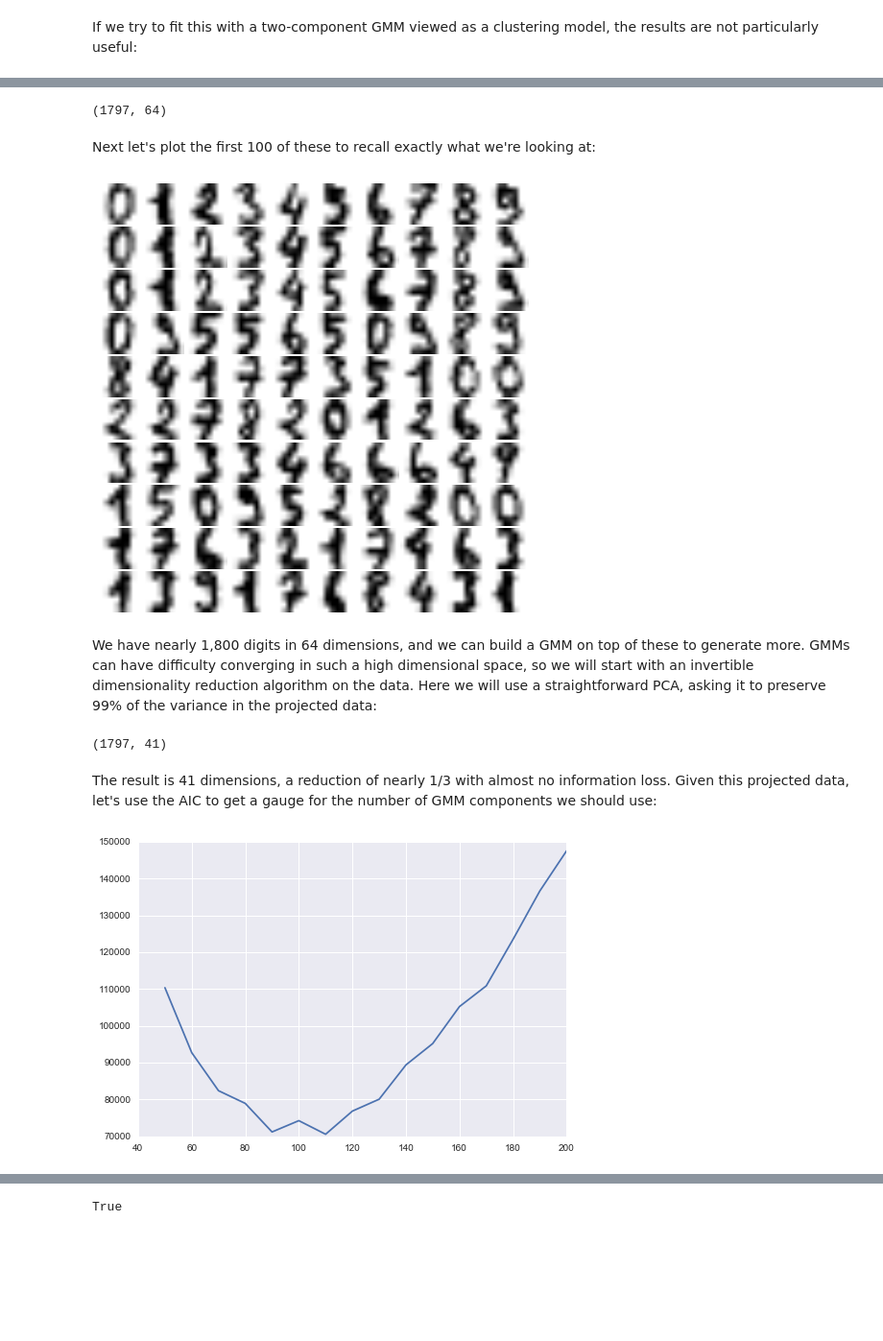
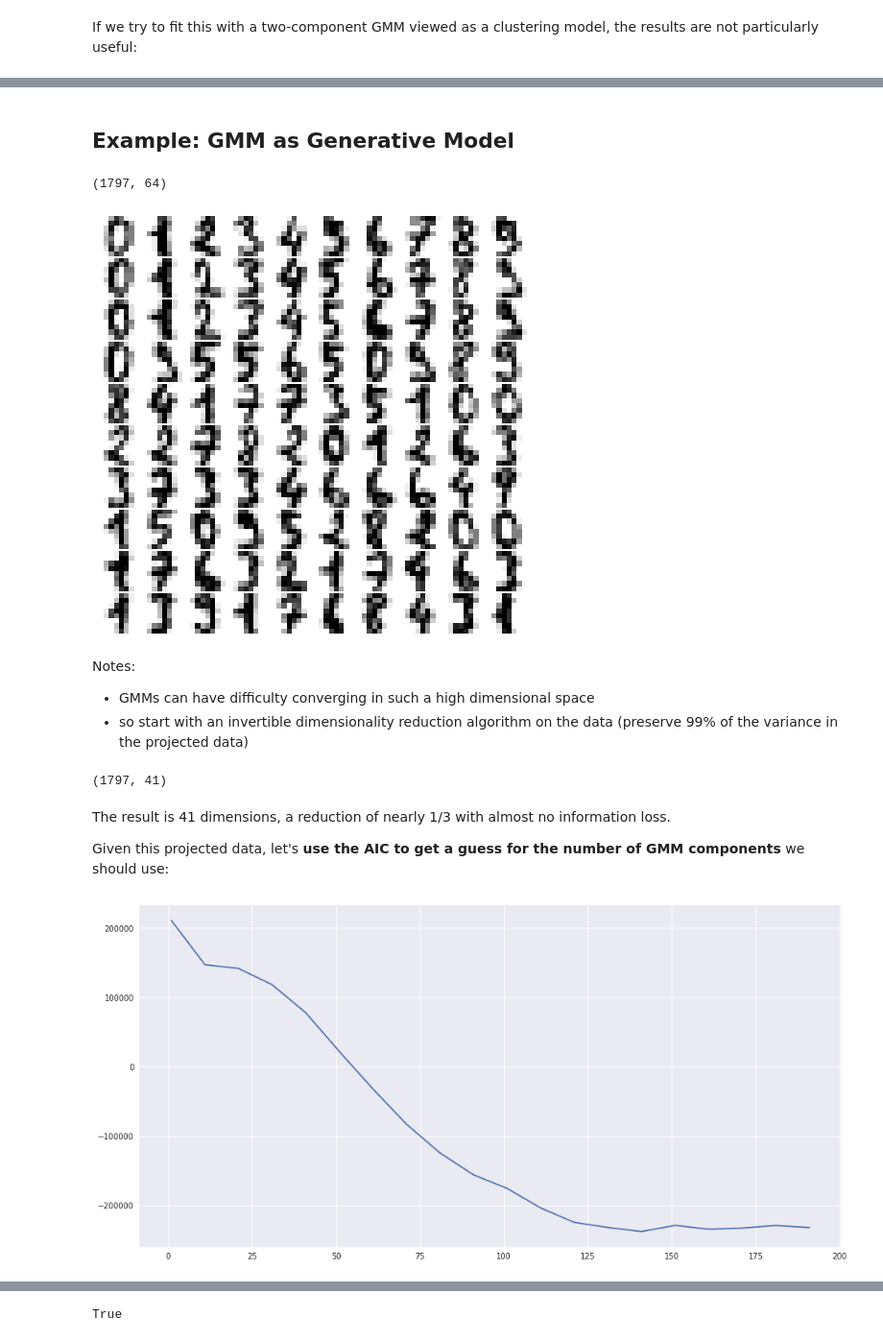
Before and after one commit to karenyyy/data_science, a Jupyter notebook: py_datasci/notebooks/05.12-Gaussian-Mixtures.ipynb, the cells around one changed output, grey strips where cells are left out. Shown: that part at 96% size. Saved outputs shown, nothing was run; the diff lists cells and outputs as text; code cells hidden in the pictures; blank space fills up the shorter version.

```diff
--- a/py_datasci/notebooks/05.12-Gaussian-Mixtures.ipynb
+++ b/py_datasci/notebooks/05.12-Gaussian-Mixtures.ipynb
@@ -5,6 +11,7 @@ because in particular, the non-probabilistic nature of *k*-means and its use of
 # %%
 %matplotlib inline
 import matplotlib.pyplot as plt
+plt.rcParams["figure.figsize"] = (16,8)
 import seaborn as sns; sns.set()
 import numpy as np
 # %% [markdown]
@@ -259,11 +252,11 @@ To start with, let's load the digits data using Scikit-Learn's data tools:
+# %% [markdown]
+## Example: GMM as Generative Model
 # %%
 from sklearn.datasets import load_digits
 digits = load_digits()
 digits.data.shape
 # %% [output]
 (1797, 64)
-# %% [markdown]
-Next let's plot the first 100 of these to recall exactly what we're looking at:
 # %%
 def plot_digits(data):
     fig, ax = plt.subplots(10, 10, figsize=(8, 8),
@@ -274,11 +267,12 @@ def plot_digits(data):
         im.set_clim(0, 16)
 plot_digits(digits.data)
 # %% [output]
-[figure, old version]
+[figure, new version]
 # %% [markdown]
-We have nearly 1,800 digits in 64 dimensions, and we can build a GMM on top of these to generate more.
-GMMs can have difficulty converging in such a high dimensional space, so we will start with an invertible dimensionality reduction algorithm on the data.
-Here we will use a straightforward PCA, asking it to preserve 99% of the variance in the projected data:
+Notes:
+
+- GMMs can have difficulty converging in such a high dimensional space
+- so start with an invertible dimensionality reduction algorithm on the data (preserve 99% of the variance in the projected data)
 # %%
 from sklearn.decomposition import PCA
 pca = PCA(0.99, whiten=True)
@@ -288,12 +282,14 @@ data.shape
 (1797, 41)
 # %% [markdown]
 The result is 41 dimensions, a reduction of nearly 1/3 with almost no information loss.
-Given this projected data, let's use the AIC to get a gauge for the number of GMM components we should use:
+
+
+Given this projected data, let's __use the AIC to get a guess for the number of GMM components__ we should use:
 # %%
-n_components = np.arange(50, 210, 10)
-models = [GMM(n, covariance_type='full', random_state=0)
+n_components = np.arange(1, 200, 10)
+models = [GaussianMixture(n, covariance_type='full', random_state=0)
           for n in n_components]
 aics = [model.fit(data).aic(data) for model in models]
 plt.plot(n_components, aics);
 # %% [output]
-[figure, old version]
+[figure, new version]
```
Also changed, not shown: parts of 63 cells of this notebook, 17 other files.
